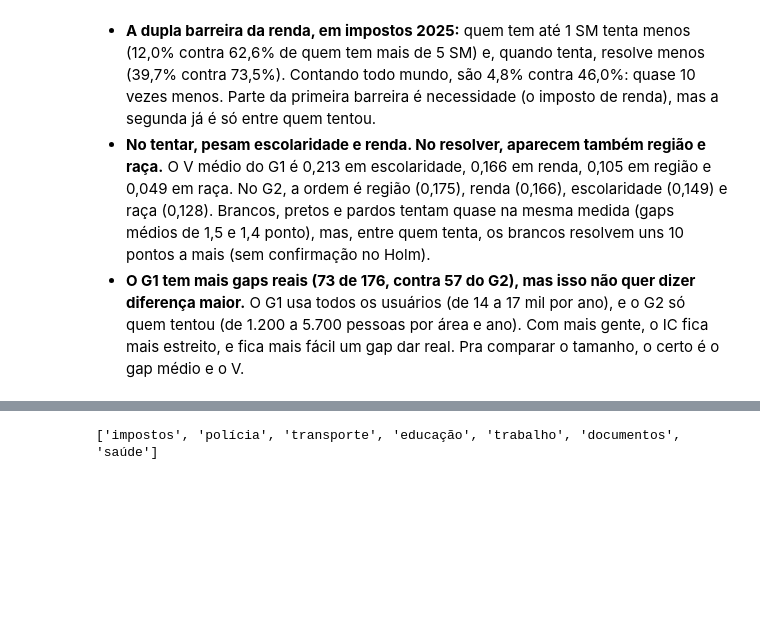
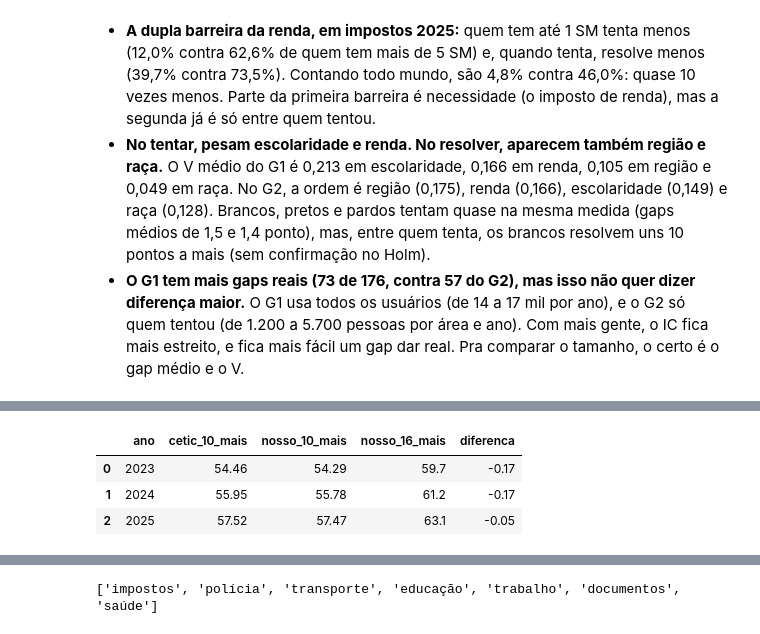
Before and after one commit to RdgsPedro/apartheid-digital, a Jupyter notebook: notebooks/03_testes.ipynb, the cells around one changed output, grey strips where cells are left out. Cells and saved outputs as stored; diff of their text form; code cells hidden in the pictures; blank space fills up the shorter version.

```diff
--- a/notebooks/03_testes.ipynb
+++ b/notebooks/03_testes.ipynb
@@ -1084,0 +1200,28 @@ O que dá pra ver:
+# %%
+# A coluna de "Fez consultas, pagamentos ou outras transações financeiras" na aba C6, em cada ano
+coluna_oficial = {2023: 22, 2024: 7, 2025: 7}
+
+linhas = []
+for ano in [2023, 2024, 2025]:
+    caminho = os.path.join(raiz_projeto, 'docs', 'fontes_cetic', 'tabelas',
+                           f'tic_domicilios_{ano}_individuos_tabela_proporcao_{versao[ano]}.xlsx')
+    oficial_financas = float(pd.read_excel(caminho, sheet_name='C6', header=None).iloc[4, coluna_oficial[ano]])   # linha 4 = Total
+
+    # O universo da CETIC: todo mundo que respondeu a C8_H (10 anos ou mais), menos os de 16+ que só usaram pelo celular
+    d = dados[(dados['ano'] == ano) & dados['transacoes_financeiras'].notna()]
+    d = d[~((d['idade'] >= 16) & (d['usuario_internet'] == 0))]
+    nosso_10_mais = porcentagem_com_peso(d['transacoes_financeiras'], d['peso_amostral_individuo'])
+
+    # O nosso número, no universo do projeto (16 anos ou mais)
+    nosso_16_mais = tabelao_financas[(tabelao_financas['ano'] == ano) & (tabelao_financas['categoria'] == 'Brasil')]['pct'].iloc[0]
+    linhas.append({'ano': ano, 'cetic_10_mais': round(oficial_financas, 2), 'nosso_10_mais': round(nosso_10_mais, 2),
+                   'nosso_16_mais': nosso_16_mais})
+
+conferencia_financas = pd.DataFrame(linhas)
+conferencia_financas['diferenca'] = (conferencia_financas['nosso_10_mais'] - conferencia_financas['cetic_10_mais']).round(2)
+conferencia_financas
+# %% [output]
+|  | ano | cetic_10_mais | nosso_10_mais | nosso_16_mais | diferenca |
+| 0 | 2023 | 54.46 | 54.29 | 59.7 | -0.17 |
+| 1 | 2024 | 55.95 | 55.78 | 61.2 | -0.17 |
+| 2 | 2025 | 57.52 | 57.47 | 63.1 | -0.05 |
```
Also changed, not shown: parts of 18 cells of this notebook, 5 other files.
